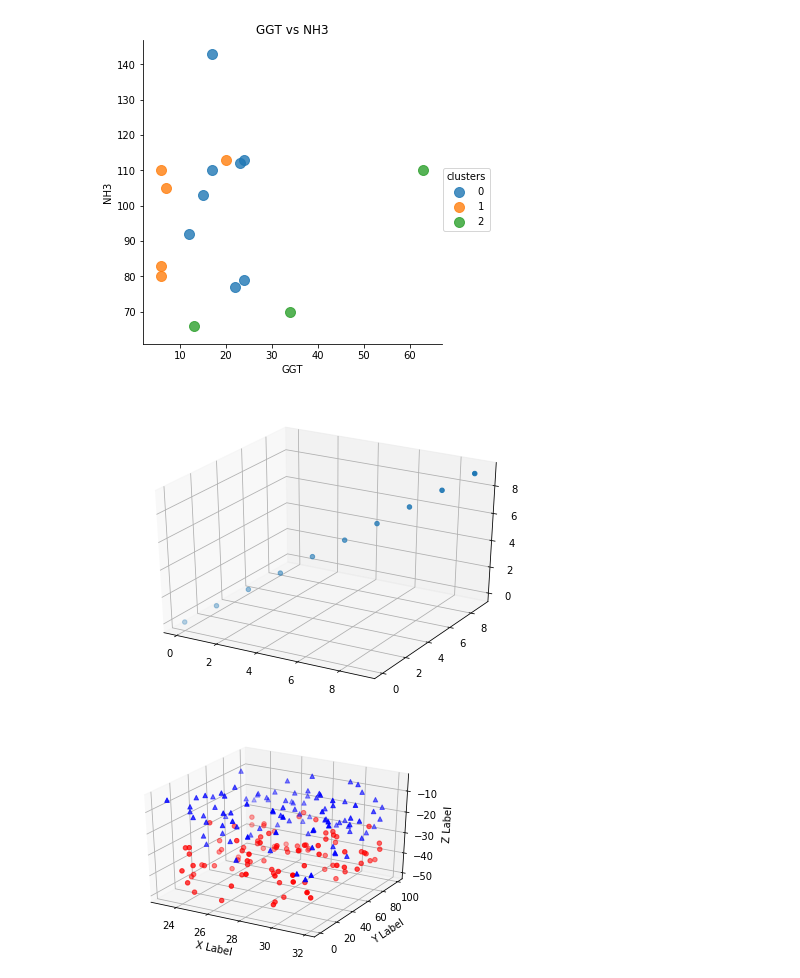
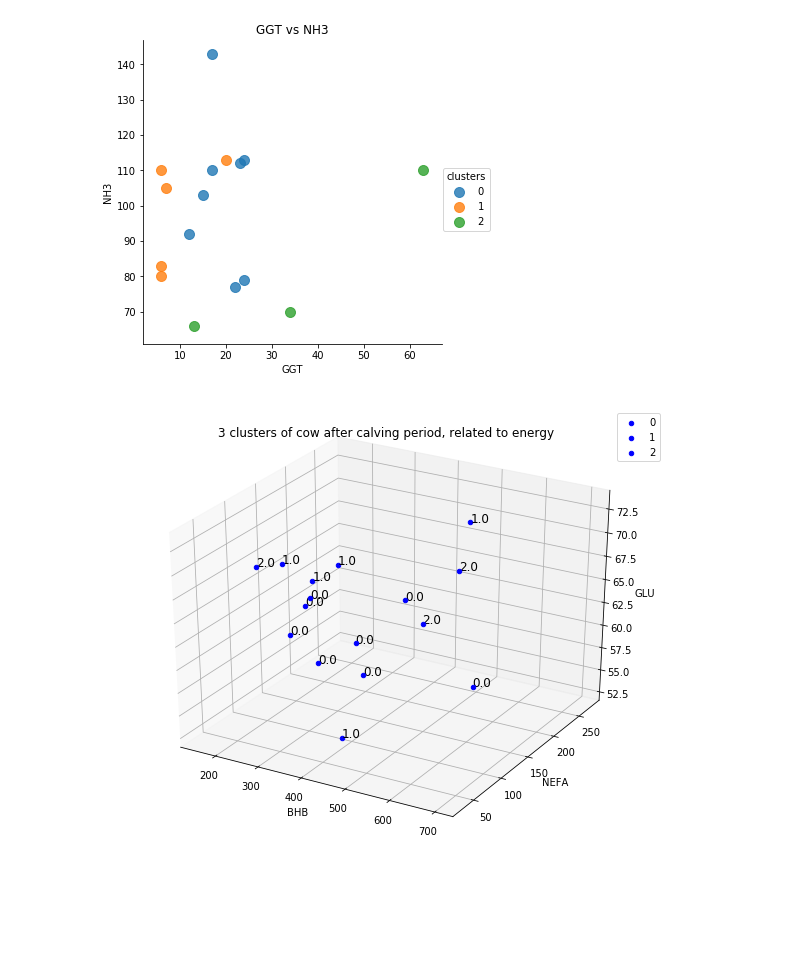
Before and after one commit to nikenpm/metabolicprof, a Jupyter notebook: aftercalving.ipynb, the cells around one changed output. Cells and saved outputs as stored; diff of their text form; code cells hidden in the pictures; blank space fills up the shorter version.

```diff
--- a/aftercalving.ipynb
+++ b/aftercalving.ipynb
@@ -65,53 +65,30 @@ plt.ylabel('NH3')
 # %% [output]
 Text(27.4851,0.5,'NH3')
 [figure]
-# %%
-from matplotlib import pyplot
-from mpl_toolkits.mplot3d import Axes3D
-
-
-fig = pyplot.figure()
-ax = Axes3D(fig)
-
-sequence_containing_x_vals = list(range(0, 10))
-sequence_containing_y_vals = list(range(0, 10))
-sequence_containing_z_vals = list(range(0, 10))
-
-
-ax.scatter(sequence_containing_x_vals, sequence_containing_y_vals, sequence_containing_z_vals)
-pyplot.show()
-# %% [output]
-[figure, removed]
-# %%
-from mpl_toolkits.mplot3d import Axes3D
-import matplotlib.pyplot as plt
-import numpy as np
-
-
-def randrange(n, vmin, vmax):
-    '''
-    Helper function to make an array of random numbers having shape (n, )
-    with each number distributed Uniform(vmin, vmax).
-    '''
-    return (vmax - vmin)*np.random.rand(n) + vmin
-
-fig = plt.figure()
-ax = fig.add_subplot(111, projection='3d')
-
-n = 100
-
-# For each set of style and range settings, plot n random points in the box
-# defined by x in [23, 32], y in [0, 100], z in [zlow, zhigh].
-for c, m, zlow, zhigh in [('r', 'o', -50, -25), ('b', '^', -30, -5)]:
-    xs = randrange(n, 23, 32)
-    ys = randrange(n, 0, 100)
-    zs = randrange(n, zlow, zhigh)
-    ax.scatter(xs, ys, zs, c=c, marker=m)
-
-ax.set_xlabel('X Label')
-ax.set_ylabel('Y Label')
-ax.set_zlabel('Z Label')
-
-plt.show()
-# %% [output]
-[figure, removed]
+# %%
+import matplotlib.pyplot as plt
+import numpy as np
+from mpl_toolkits.mplot3d import Axes3D
+
+from mpl_toolkits.mplot3d import axes3d
+import matplotlib.pyplot as plt
+
+fig = plt.figure(figsize=(10, 8))
+ax1 = fig.add_subplot(111,projection='3d')
+
+for i in range(len(df_tr)):
+    x, y, z = df_tr.iloc[i]['BHB'], df_tr.iloc[i]['NEFA'], df_tr.iloc[i]['GLU']
+    ax1.scatter(x, y, z, c=['blue'])
+    #now that you have the coordinates you can apply whatever text you need. I'm
+    #assuming you want the index, but you could also pass a column name if needed
+    ax1.text(x, y, z, '{0}'.format(df_tr.iloc[i]['clusters']), size=12)
+
+ax1.set_xlabel('BHB')
+ax1.set_ylabel('NEFA')
+ax1.set_zlabel('GLU')
+
+plt.title('3 clusters of cow after calving period, related to energy')
+ax1.legend('012')
+plt.show()
+# %% [output]
+[figure, added]
```
